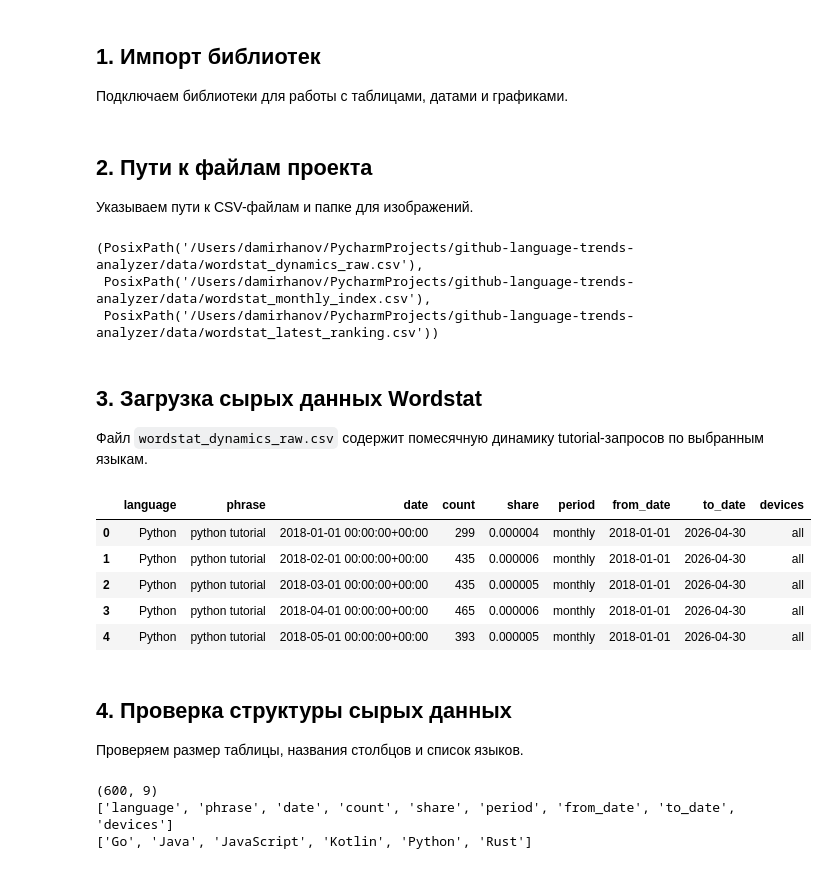
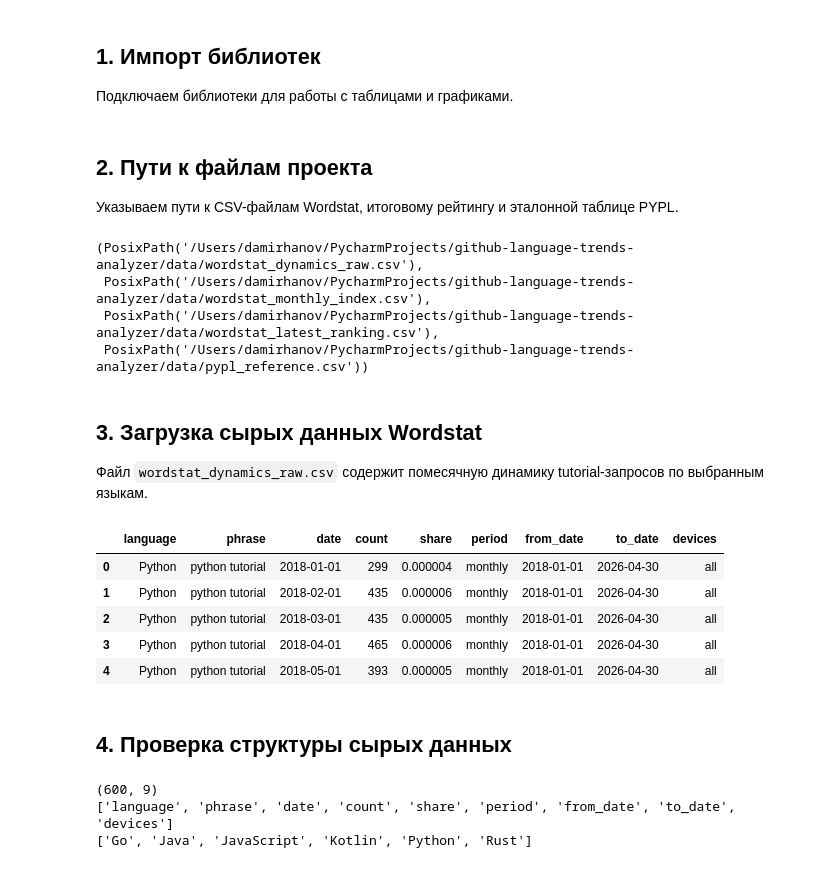
Before and after one commit to Damirlan/github-language-popularity-analysis, a Jupyter notebook: program.ipynb, the cells around one changed output. Drawn from its saved outputs; the diff is of its cells as text; code cells hidden in the pictures.

```diff
--- a/program.ipynb
+++ b/program.ipynb
@@ -7,7 +5,7 @@
 # %% [markdown]
 ## 1. Импорт библиотек
 
-Подключаем библиотеки для работы с таблицами, датами и графиками.
+Подключаем библиотеки для работы с таблицами и графиками.
 # %%
 from pathlib import Path
 
@@ -16,7 +14,7 @@ import pandas as pd
 # %% [markdown]
 ## 2. Пути к файлам проекта
 
-Указываем пути к CSV-файлам и папке для изображений.
+Указываем пути к CSV-файлам Wordstat, итоговому рейтингу и эталонной таблице PYPL.
 # %%
 BASE_DIR = Path.cwd()
 DATA_DIR = BASE_DIR / "data"
@@ -25,31 +23,31 @@ IMAGES_DIR = BASE_DIR / "images"
 RAW_DATA_PATH = DATA_DIR / "wordstat_dynamics_raw.csv"
 MONTHLY_INDEX_PATH = DATA_DIR / "wordstat_monthly_index.csv"
 LATEST_RANKING_PATH = DATA_DIR / "wordstat_latest_ranking.csv"
+PYPL_REFERENCE_PATH = DATA_DIR / "pypl_reference.csv"
 
-RAW_DATA_PATH, MONTHLY_INDEX_PATH, LATEST_RANKING_PATH
+RAW_DATA_PATH, MONTHLY_INDEX_PATH, LATEST_RANKING_PATH, PYPL_REFERENCE_PATH
 # %% [output]
 (PosixPath('/Users/damirhanov/PycharmProjects/github-language-trends-analyzer/data/wordstat_dynamics_raw.csv'),
  PosixPath('/Users/damirhanov/PycharmProjects/github-language-trends-analyzer/data/wordstat_monthly_index.csv'),
- PosixPath('/Users/damirhanov/PycharmProjects/github-language-trends-analyzer/data/wordstat_latest_ranking.csv'))
+ PosixPath('/Users/damirhanov/PycharmProjects/github-language-trends-analyzer/data/wordstat_latest_ranking.csv'),
+ PosixPath('/Users/damirhanov/PycharmProjects/github-language-trends-analyzer/data/pypl_reference.csv'))
 # %% [markdown]
 ## 3. Загрузка сырых данных Wordstat
 
 Файл `wordstat_dynamics_raw.csv` содержит помесячную динамику tutorial-запросов по выбранным языкам.
 # %%
 raw_df = pd.read_csv(RAW_DATA_PATH)
-raw_df["date"] = pd.to_datetime(raw_df["date"])
+raw_df["date"] = pd.to_datetime(raw_df["date"], utc=True).dt.tz_localize(None)
 raw_df.head()
 # %% [output]
 |  | language | phrase | date | count | share | period | from_date | to_date | devices |
-| 0 | Python | python tutorial | 2018-01-01 00:00:00+00:00 | 299 | 0.000004 | monthly | 2018-01-01 | 2026-04-30 | all |
-| 1 | Python | python tutorial | 2018-02-01 00:00:00+00:00 | 435 | 0.000006 | monthly | 2018-01-01 | 2026-04-30 | all |
-| 2 | Python | python tutorial | 2018-03-01 00:00:00+00:00 | 435 | 0.000005 | monthly | 2018-01-01 | 2026-04-30 | all |
-| 3 | Python | python tutorial | 2018-04-01 00:00:00+00:00 | 465 | 0.000006 | monthly | 2018-01-01 | 2026-04-30 | all |
-| 4 | Python | python tutorial | 2018-05-01 00:00:00+00:00 | 393 | 0.000005 | monthly | 2018-01-01 | 2026-04-30 | all |
+| 0 | Python | python tutorial | 2018-01-01 | 299 | 0.000004 | monthly | 2018-01-01 | 2026-04-30 | all |
+| 1 | Python | python tutorial | 2018-02-01 | 435 | 0.000006 | monthly | 2018-01-01 | 2026-04-30 | all |
+| 2 | Python | python tutorial | 2018-03-01 | 435 | 0.000005 | monthly | 2018-01-01 | 2026-04-30 | all |
+| 3 | Python | python tutorial | 2018-04-01 | 465 | 0.000006 | monthly | 2018-01-01 | 2026-04-30 | all |
+| 4 | Python | python tutorial | 2018-05-01 | 393 | 0.000005 | monthly | 2018-01-01 | 2026-04-30 | all |
 # %% [markdown]
 ## 4. Проверка структуры сырых данных
-
-Проверяем размер таблицы, названия столбцов и список языков.
 # %%
 print(raw_df.shape)
 print(raw_df.columns.tolist())
```
Also changed, not shown: parts of 42 cells of this notebook.
